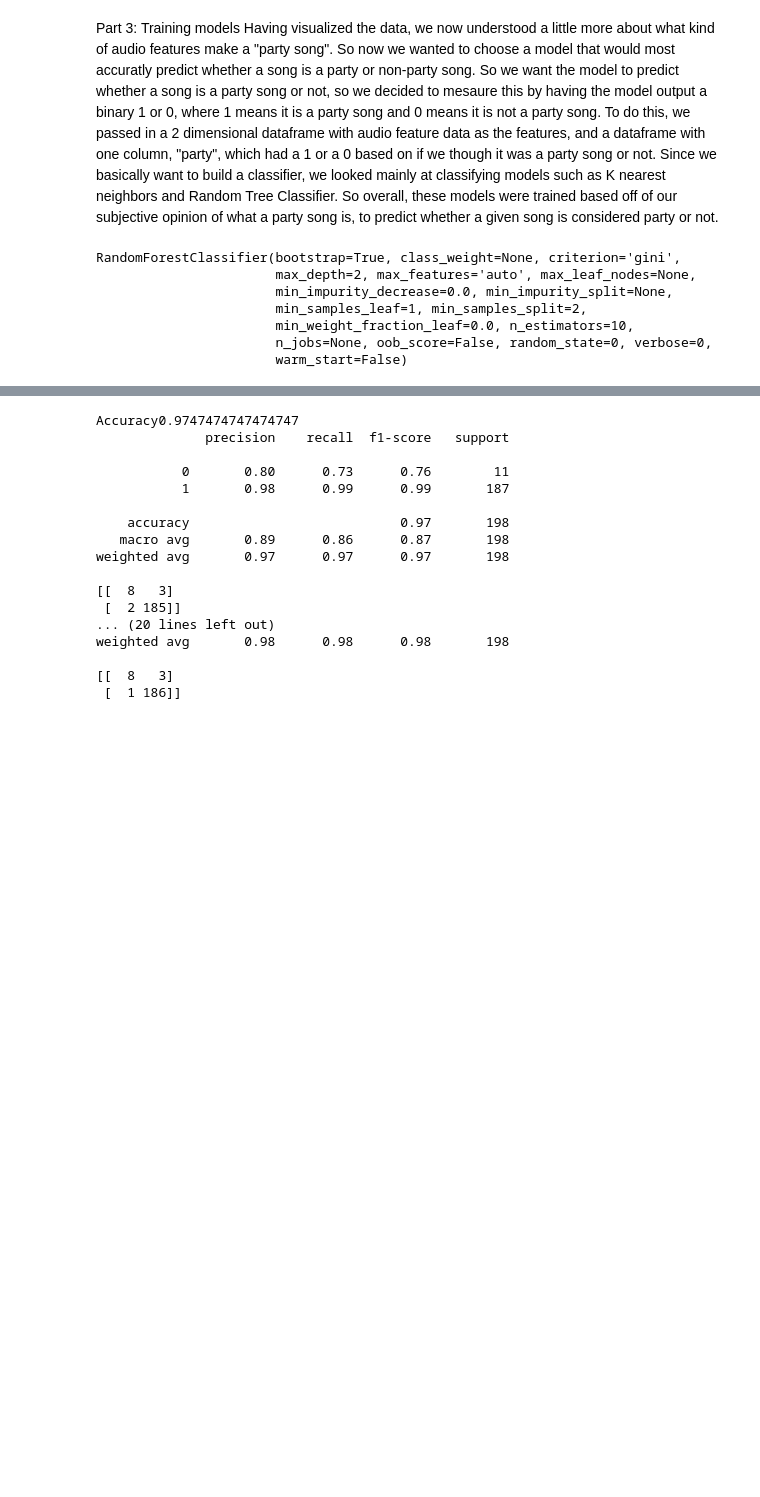
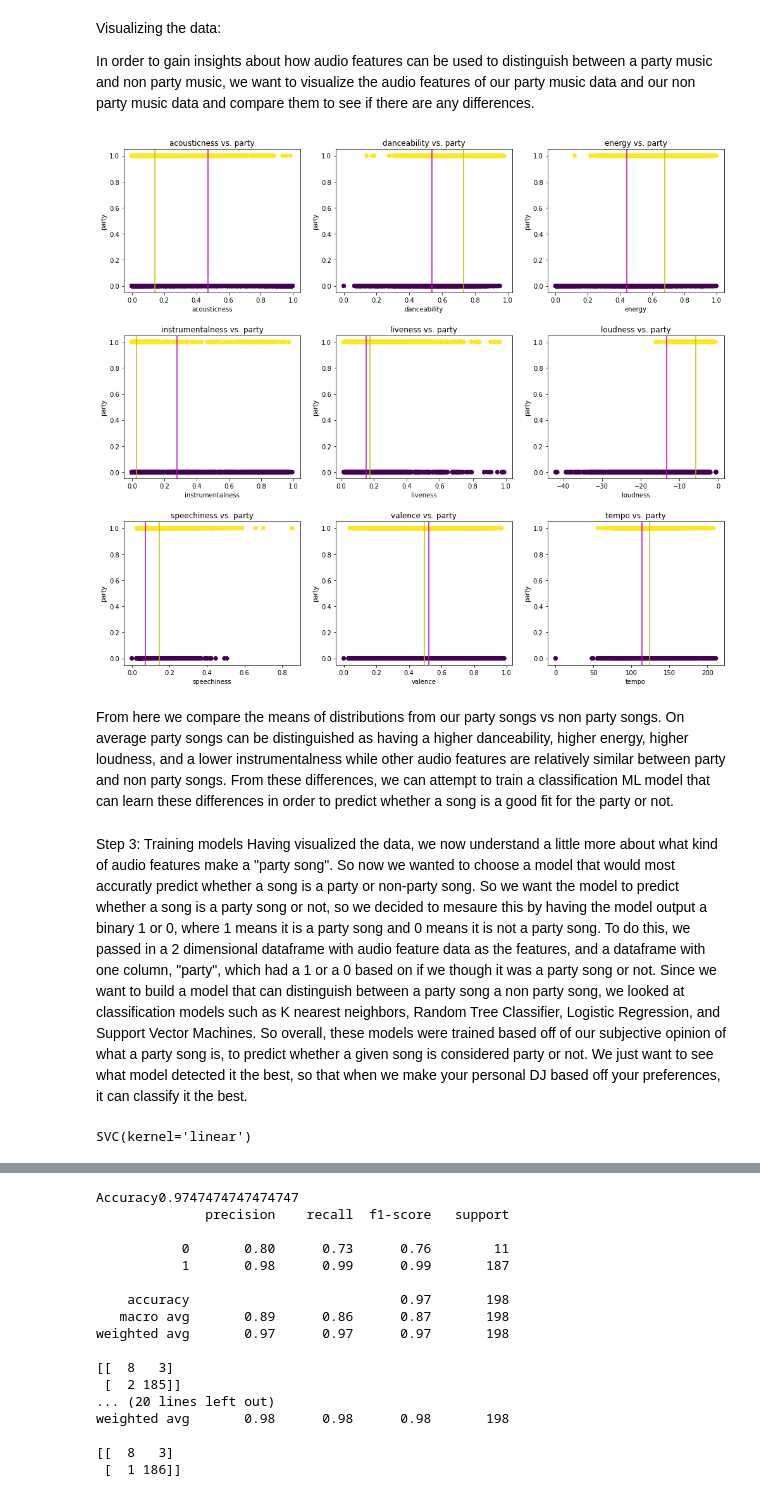
Before and after one commit to tedim52/DiscJockey, a Jupyter notebook: models.ipynb, the cells around one changed output, grey strips where cells are left out. Drawn from its saved outputs; the diff is of its cells as text; code cells hidden in the pictures; blank space fills up the shorter version.

```diff
--- a/models.ipynb
+++ b/models.ipynb
@@ -29,11 +43,11 @@ columns = ["track_id", "song", "acousticness", "danceability", "energy",
             "valence", "tempo", "party"]
 music = pd.DataFrame(columns=columns)
 # %%
-#Two playlists chosen by us that we subjectively chose as "party songs" and "non-party songs"
+#Two playlists created by us that we populated with "party" and "non party songs"
 #Here's the link to the party playlist we used: https://open.spotify.com/playlist/5ge2YqUbZrmqd2Mve8Uezf?si=m7ms4-EfQj6VFBsN5o-BbA
 party_playlist_id = "5ge2YqUbZrmqd2Mve8Uezf?si=VVFB-RkdQMOpy1BffTeozQ"
-#Here's the link for the non-party playlist we created to train with: https://open.spotify.com/playlist/5hCRFgctanZE1v1XzTDim4?si=tVGyL48TS-uv_TRHL_FywA
-non_party_playlist_id = "5hCRFgctanZE1v1XzTDim4?si=M3NmQZrwTJOElCUKVYCzZg"
+#Here's the link for the non-party playlist we used: https://open.spotify.com/playlist/1vviyyoqxJyVpnNL4Cf6Xz?si=17SoNRa-RNuMVNG60DlWEg
+non_party_playlist_id = "1vviyyoqxJyVpnNL4Cf6Xz?si=FtKKu3ICSaWPOY7st55HbQ"
 # %%
 def song_to_df(track_id, song_name, party):
     song_features = sp.audio_features(track_id)[0]
@@ -99,6 +102,36 @@ print(music)
+# %% [markdown]
+Visualizing the data:
+
+In order to gain insights about how audio features can be used to distinguish between a party music and non party music, we want to visualize the audio features of our party music data and our non party music data and compare them to see if there are any differences.
+# %%
+df = music
+target = 'party'
+cols = ['acousticness', 'danceability', 'energy', 'instrumentalness', 'liveness', 'loudness', 'speechiness', 'valence', 'tempo']
+i = 0
+nRows = math.ceil(len(cols) / 3)
+nCols = 3
+f = plt.figure(figsize=(17,15))
+
+for col in cols:
+    i += 1
+    ax = f.add_subplot(nRows * 100 + nCols * 10 + i)
+    ax.scatter(df[col],df[target], c = df[target]) #np.vectorize(color_chooser)(df[target]))
+    ax.axvline(np.mean(df[df[target] == 1][col]), c='y')
+    ax.axvline(np.mean(df[df[target] == 0][col]), c='m')
+
+    ax.set_xlabel(col)
+    ax.set_ylabel(target)
+    ax.set_title(str(col) + " vs. " + target)
+
+f.subplots_adjust(wspace = 0.2, hspace=0.3)
+plt.show()
+# %% [output]
+[figure, added]
+# %% [markdown]
+From here we compare the means of distributions from our party songs vs non party songs. On average party songs can be distinguished as having a higher danceability, higher energy, higher loudness, and a lower instrumentalness while other audio features are relatively similar between party and non party songs. From these differences, we can attempt to train a classification ML model that can learn these differences in order to predict whether a song is a good fit for the party or not.
 # %% [markdown]
-Part 3: Training models
-Having visualized the data, we now understood a little more about what kind of audio features make a "party song".  So now we wanted to choose a model that would most accuratly predict whether a song is a party or non-party song. So we want the model to predict whether a song is a party song or not, so we decided to mesaure this by having the model output a binary 1 or 0, where 1 means it is a party song and 0 means it is not a party song.  To do this, we passed in a 2 dimensional dataframe with audio feature data as the features, and a dataframe with one column, "party", which had a 1 or a 0 based on if we though it was a party song or not. Since we basically want to build a classifier, we looked mainly at classifying models such as K nearest neighbors and Random Tree Classifier. So overall, these models were trained based off of our subjective opinion of what a party song is, to predict whether a given song is considered party or not.
+Step 3: Training models
+Having visualized the data, we now understand a little more about what kind of audio features make a "party song".  So now we wanted to choose a model that would most accuratly predict whether a song is a party or non-party song. So we want the model to predict whether a song is a party song or not, so we decided to mesaure this by having the model output a binary 1 or 0, where 1 means it is a party song and 0 means it is not a party song.  To do this, we passed in a 2 dimensional dataframe with audio feature data as the features, and a dataframe with one column, "party", which had a 1 or a 0 based on if we though it was a party song or not. Since we want to build a model that can distinguish between a party song a non party song, we looked at classification models such as K nearest neighbors, Random Tree Classifier, Logistic Regression, and Support Vector Machines. So overall, these models were trained based off of our subjective opinion of what a party song is, to predict whether a given song is considered party or not. We just want to see what model detected it the best, so that when we make your personal DJ based off your preferences, it can classify it the best.
 # %%
 #Splitting dataframe into train and testing data
 features = music.drop(["track_id", "song", "party"], axis = 1)
@@ -114,6 +147,7 @@ x_train = scaler.transform(x_train)
 x_test = scaler.transform(x_test)
 
 #Training MODELS
+
 #KNNeighborsClassifier
 from sklearn.neighbors import KNeighborsClassifier
 kNN = KNeighborsClassifier(n_neighbors=5)
@@ -134,11 +168,5 @@ from sklearn.svm import SVC
 svm = SVC(kernel='linear')
 svm.fit(x_train, y_train)
 # %% [output]
-RandomForestClassifier(bootstrap=True, class_weight=None, criterion='gini',
-                       max_depth=2, max_features='auto', max_leaf_nodes=None,
-                       min_impurity_decrease=0.0, min_impurity_split=None,
-                       min_samples_leaf=1, min_samples_split=2,
-                       min_weight_fraction_leaf=0.0, n_estimators=10,
-                       n_jobs=None, oob_score=False, random_state=0, verbose=0,
-                       warm_start=False)
+SVC(kernel='linear')
 # %% [markdown]
```
Also changed, not shown: parts of 11 cells of this notebook, 3 other files.
